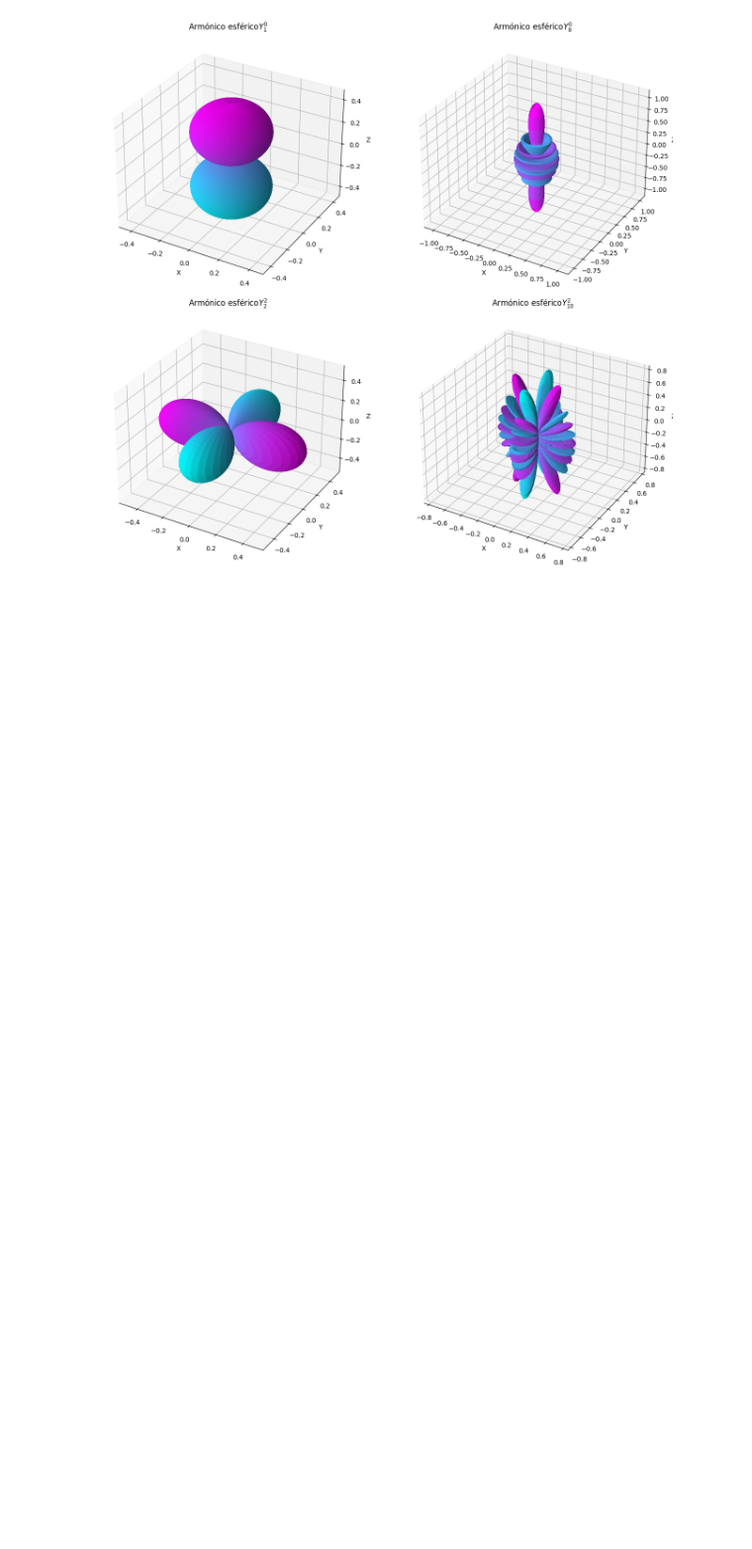
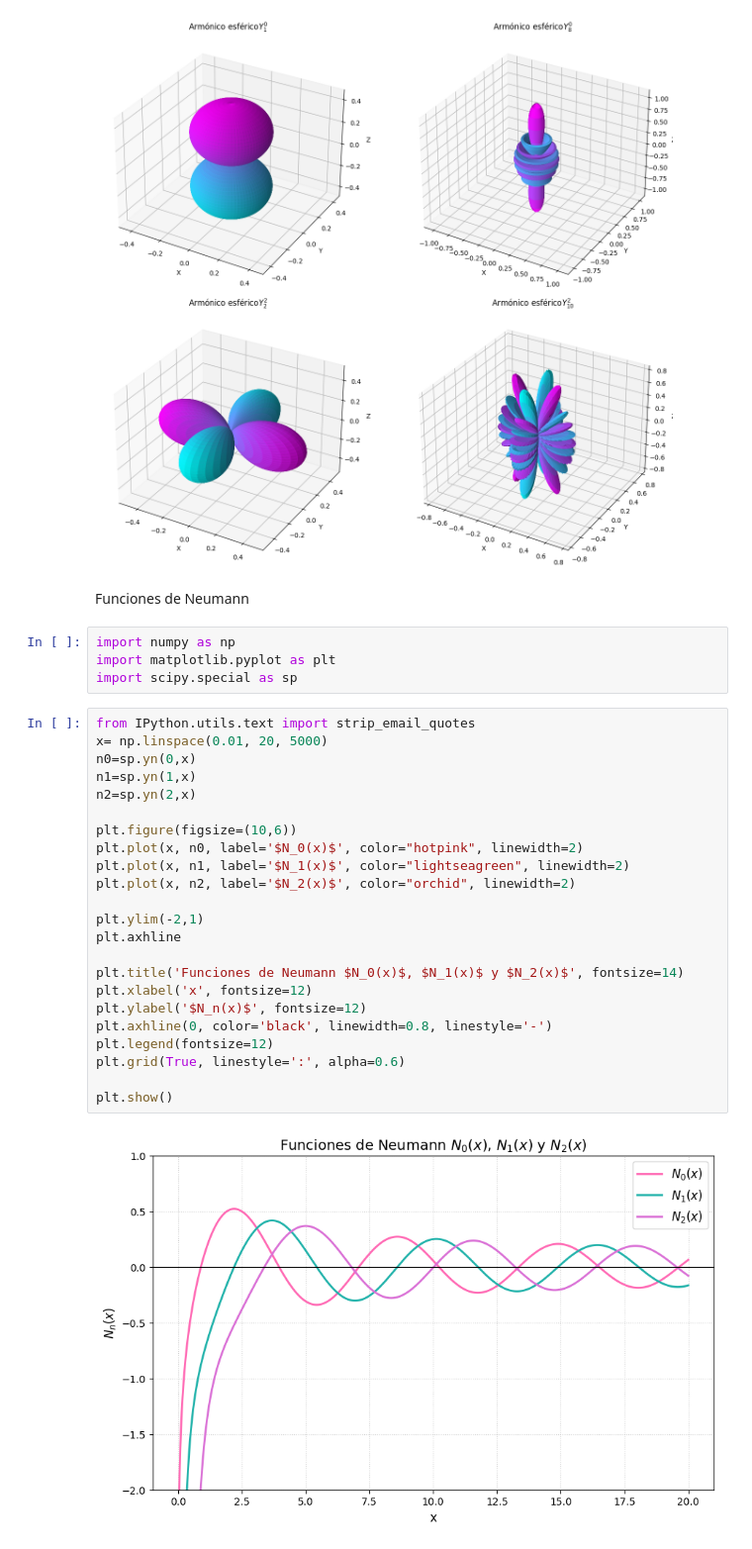
Before and after one commit to mafegomez-c/Metodos-Matematicos, a Jupyter notebook: Taller_CMB_Neumann.ipynb, the cells around one changed output. Shown at 99% size. Saved outputs shown, nothing was run; the diff lists cells and outputs as text; blank space fills up the shorter version.

```diff
--- a/Taller_CMB_Neumann.ipynb
+++ b/Taller_CMB_Neumann.ipynb
@@ -105,3 +105,34 @@ plt.tight_layout()
 plt.show()
 # %% [output]
 [figure]
+# %% [markdown]
+Funciones de Neumann
+# %%
+import numpy as np
+import matplotlib.pyplot as plt
+import scipy.special as sp
+# %%
+from IPython.utils.text import strip_email_quotes
+x= np.linspace(0.01, 20, 5000)
+n0=sp.yn(0,x)
+n1=sp.yn(1,x)
+n2=sp.yn(2,x)
+
+plt.figure(figsize=(10,6))
+plt.plot(x, n0, label='$N_0(x)$', color="hotpink", linewidth=2)
+plt.plot(x, n1, label='$N_1(x)$', color="lightseagreen", linewidth=2)
+plt.plot(x, n2, label='$N_2(x)$', color="orchid", linewidth=2)
+
+plt.ylim(-2,1)
+plt.axhline
+
+plt.title('Funciones de Neumann $N_0(x)$, $N_1(x)$ y $N_2(x)$', fontsize=14)
+plt.xlabel('x', fontsize=12)
+plt.ylabel('$N_n(x)$', fontsize=12)
+plt.axhline(0, color='black', linewidth=0.8, linestyle='-')
+plt.legend(fontsize=12)
+plt.grid(True, linestyle=':', alpha=0.6)
+
+plt.show()
+# %% [output]
+[figure, added]
```
